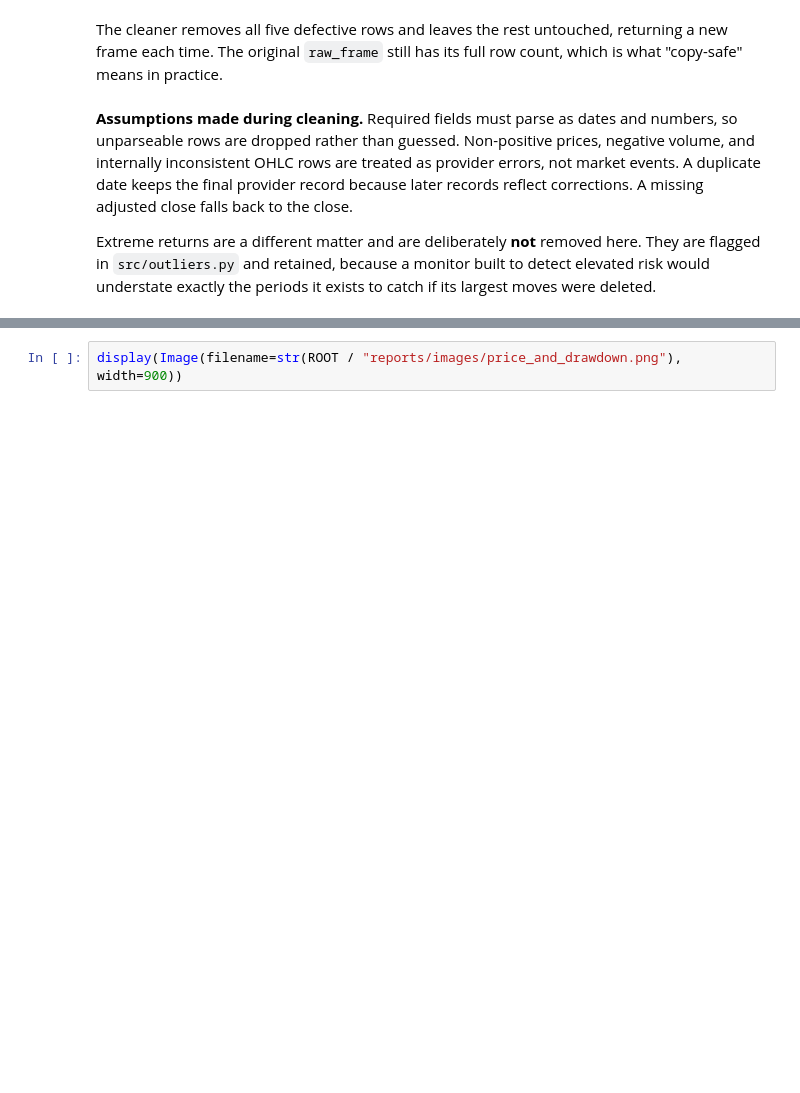
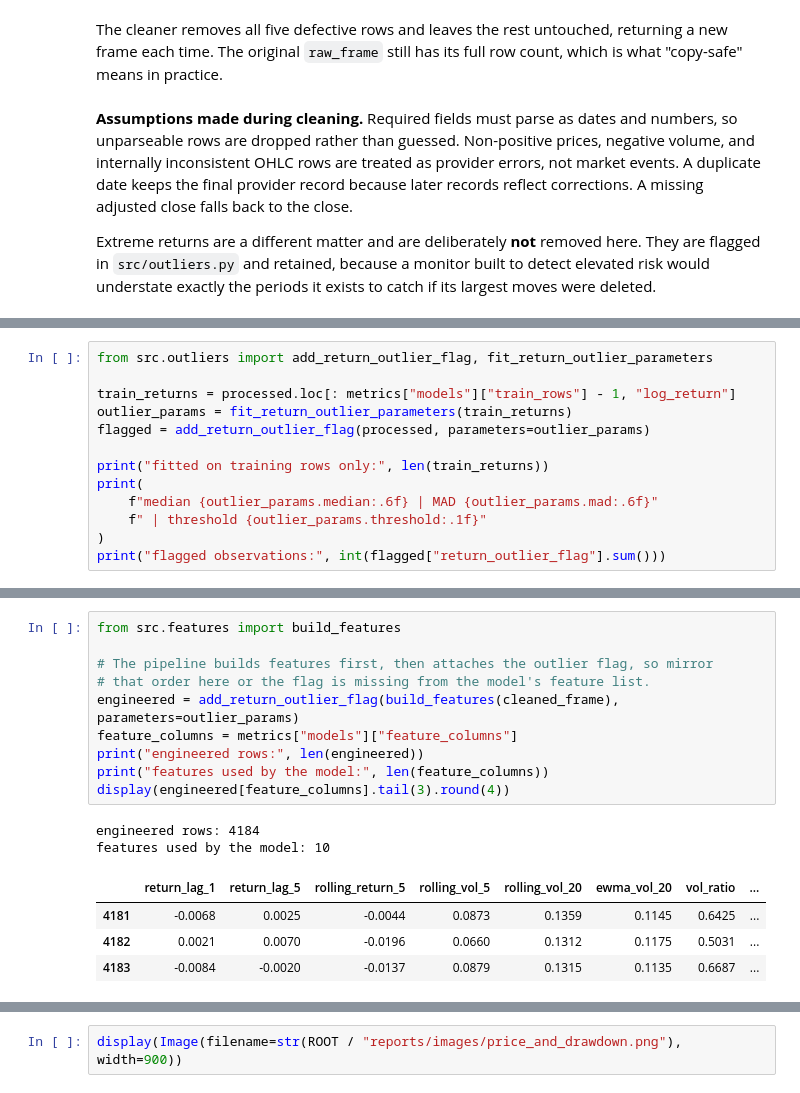
Before and after one commit to pdwi2020/bootcamp_paritosh_dwivedi, a Jupyter notebook: project/notebooks/project_pipeline.ipynb, the cells around one changed output, grey strips where cells are left out. Drawn from its saved outputs; the diff is of its cells as text; blank space fills up the shorter version.

```diff
--- a/project/notebooks/project_pipeline.ipynb
+++ b/project/notebooks/project_pipeline.ipynb
@@ -245,0 +251,13 @@ Extreme returns are a different matter and are deliberately **not** removed here
+# %%
+from src.outliers import add_return_outlier_flag, fit_return_outlier_parameters
+
+train_returns = processed.loc[: metrics["models"]["train_rows"] - 1, "log_return"]
+outlier_params = fit_return_outlier_parameters(train_returns)
+flagged = add_return_outlier_flag(processed, parameters=outlier_params)
+
+print("fitted on training rows only:", len(train_returns))
+print(
+    f"median {outlier_params.median:.6f} | MAD {outlier_params.mad:.6f}"
+    f" | threshold {outlier_params.threshold:.1f}"
+)
+print("flagged observations:", int(flagged["return_outlier_flag"].sum()))
@@ -245,0 +341,17 @@ Extreme returns are a different matter and are deliberately **not** removed here
+# %%
+from src.features import build_features
+
+# The pipeline builds features first, then attaches the outlier flag, so mirror
+# that order here or the flag is missing from the model's feature list.
+engineered = add_return_outlier_flag(build_features(cleaned_frame), parameters=outlier_params)
+feature_columns = metrics["models"]["feature_columns"]
+print("engineered rows:", len(engineered))
+print("features used by the model:", len(feature_columns))
+display(engineered[feature_columns].tail(3).round(4))
+# %% [output]
+engineered rows: 4184
+features used by the model: 10
+|  | return_lag_1 | return_lag_5 | rolling_return_5 | rolling_vol_5 | rolling_vol_20 | ewma_vol_20 | vol_ratio | ... |
+| 4181 | -0.0068 | 0.0025 | -0.0044 | 0.0873 | 0.1359 | 0.1145 | 0.6425 | ... |
+| 4182 | 0.0021 | 0.0070 | -0.0196 | 0.0660 | 0.1312 | 0.1175 | 0.5031 | ... |
+| 4183 | -0.0084 | -0.0020 | -0.0137 | 0.0879 | 0.1315 | 0.1135 | 0.6687 | ... |
```
Also changed, not shown: parts of 35 cells of this notebook, 26 other files.
